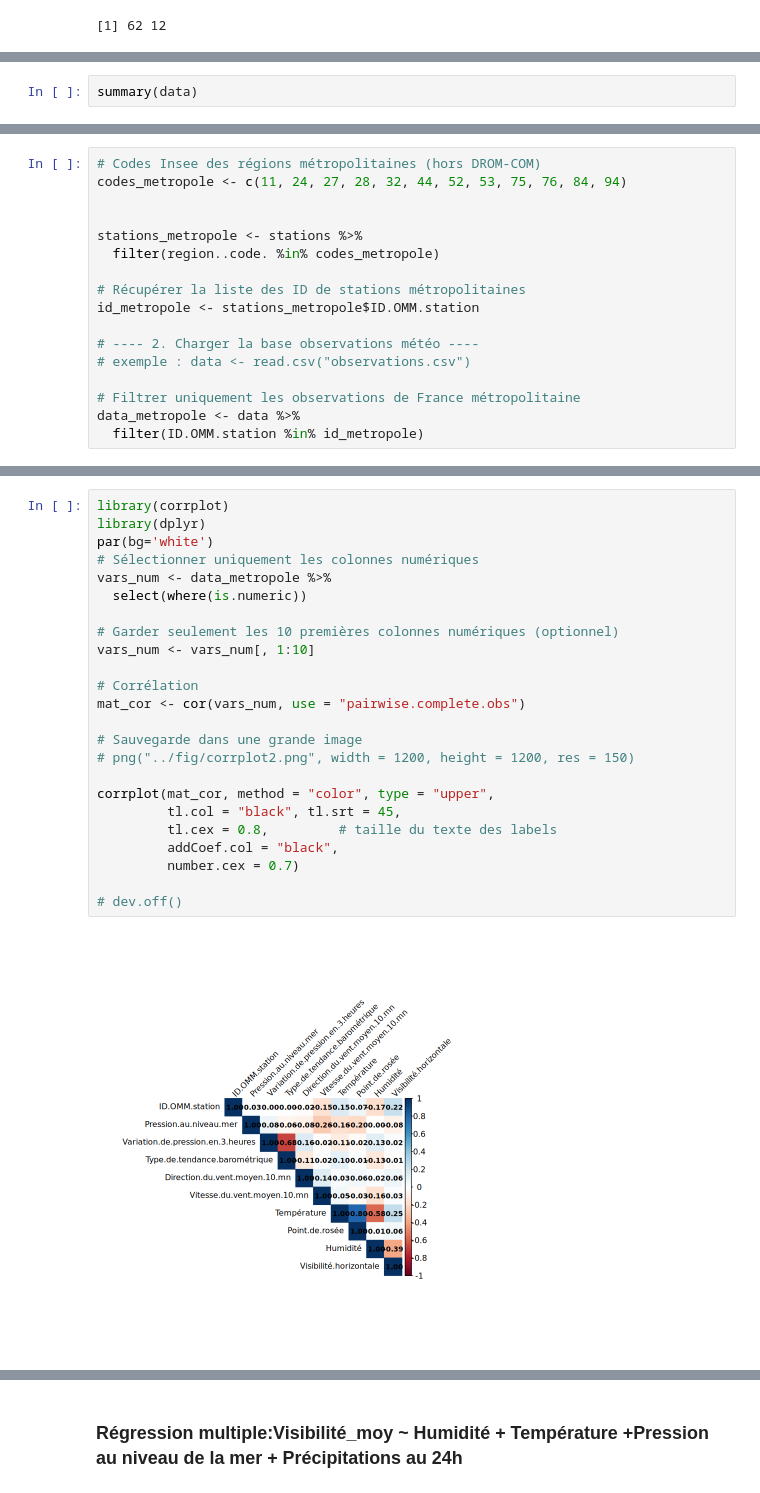
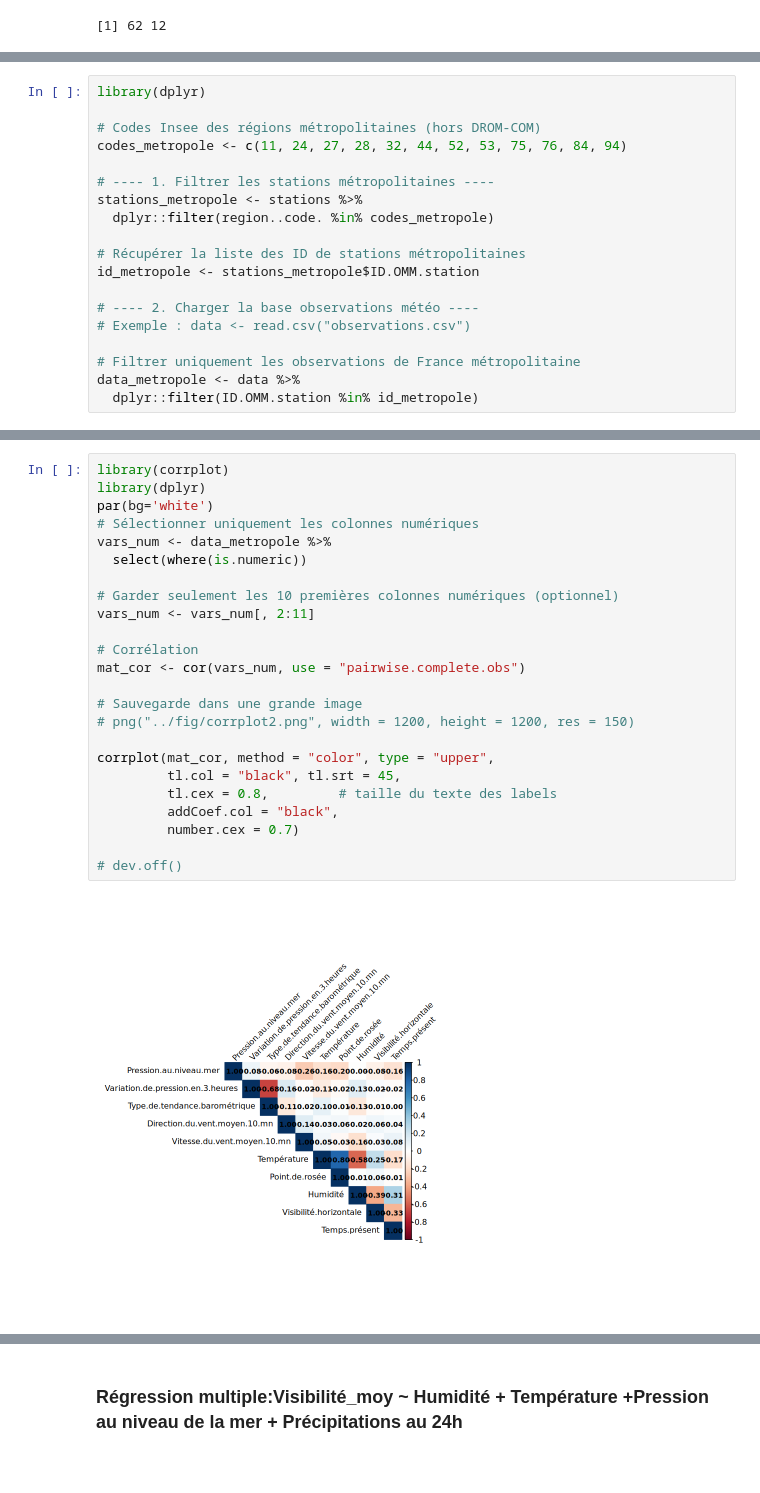
Before and after one commit to lauraachoquett/stats_BE_Bobbia, a Jupyter notebook: dummy/presentation_data_mohamed.ipynb, the cells around one changed output, grey strips where cells are left out. Cells and saved outputs as stored; diff of their text form.

```diff
--- a/dummy/presentation_data_mohamed.ipynb
+++ b/dummy/presentation_data_mohamed.ipynb
@@ -15,2 +24,19 @@ print(dim(stations))  # Print the dimensions of the data frame
 # %%
-summary(data)
+library(dplyr)
+
+# Codes Insee des régions métropolitaines (hors DROM-COM)
+codes_metropole <- c(11, 24, 27, 28, 32, 44, 52, 53, 75, 76, 84, 94)
+
+# ---- 1. Filtrer les stations métropolitaines ----
+stations_metropole <- stations %>%
+  dplyr::filter(region..code. %in% codes_metropole)
+
+# Récupérer la liste des ID de stations métropolitaines
+id_metropole <- stations_metropole$ID.OMM.station
+
+# ---- 2. Charger la base observations météo ----
+# Exemple : data <- read.csv("observations.csv")
+
+# Filtrer uniquement les observations de France métropolitaine
+data_metropole <- data %>%
+  dplyr::filter(ID.OMM.station %in% id_metropole)
@@ -91,17 +42,0 @@ Warning message:
-# %%
-# Codes Insee des régions métropolitaines (hors DROM-COM)
-codes_metropole <- c(11, 24, 27, 28, 32, 44, 52, 53, 75, 76, 84, 94)
-
-
-stations_metropole <- stations %>%
-  filter(region..code. %in% codes_metropole)
-
-# Récupérer la liste des ID de stations métropolitaines
-id_metropole <- stations_metropole$ID.OMM.station
-
-# ---- 2. Charger la base observations météo ----
-# exemple : data <- read.csv("observations.csv")
-
-# Filtrer uniquement les observations de France métropolitaine
-data_metropole <- data %>%
-  filter(ID.OMM.station %in% id_metropole)
@@ -187,26 +136,26 @@ plots <- lapply(vars, function(v) {
 # %%
 library(corrplot)
 library(dplyr)
 par(bg='white')
 # Sélectionner uniquement les colonnes numériques
 vars_num <- data_metropole %>%
   select(where(is.numeric))
 
 # Garder seulement les 10 premières colonnes numériques (optionnel)
-vars_num <- vars_num[, 1:10]
+vars_num <- vars_num[, 2:11]
 
 # Corrélation
 mat_cor <- cor(vars_num, use = "pairwise.complete.obs")
 
 # Sauvegarde dans une grande image
 # png("../fig/corrplot2.png", width = 1200, height = 1200, res = 150)
 
 corrplot(mat_cor, method = "color", type = "upper",
          tl.col = "black", tl.srt = 45,
          tl.cex = 0.8,         # taille du texte des labels
          addCoef.col = "black",
          number.cex = 0.7)
 
 # dev.off()
 # %% [output]
-[figure, old version]
+[figure, new version]
```
Also changed, not shown: parts of 25 cells of this notebook.
